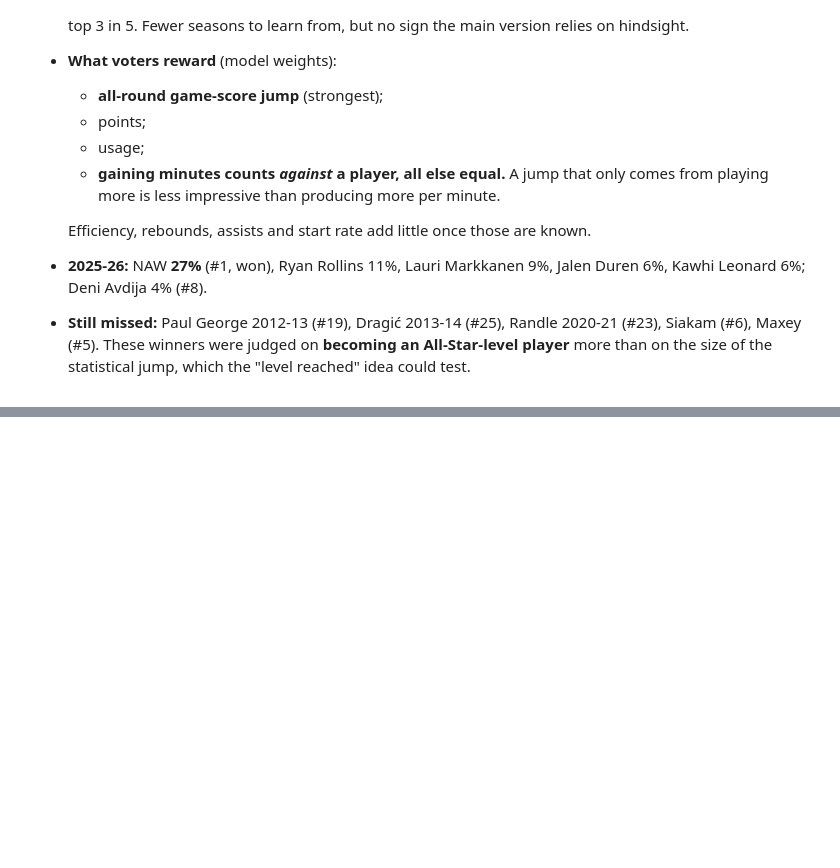
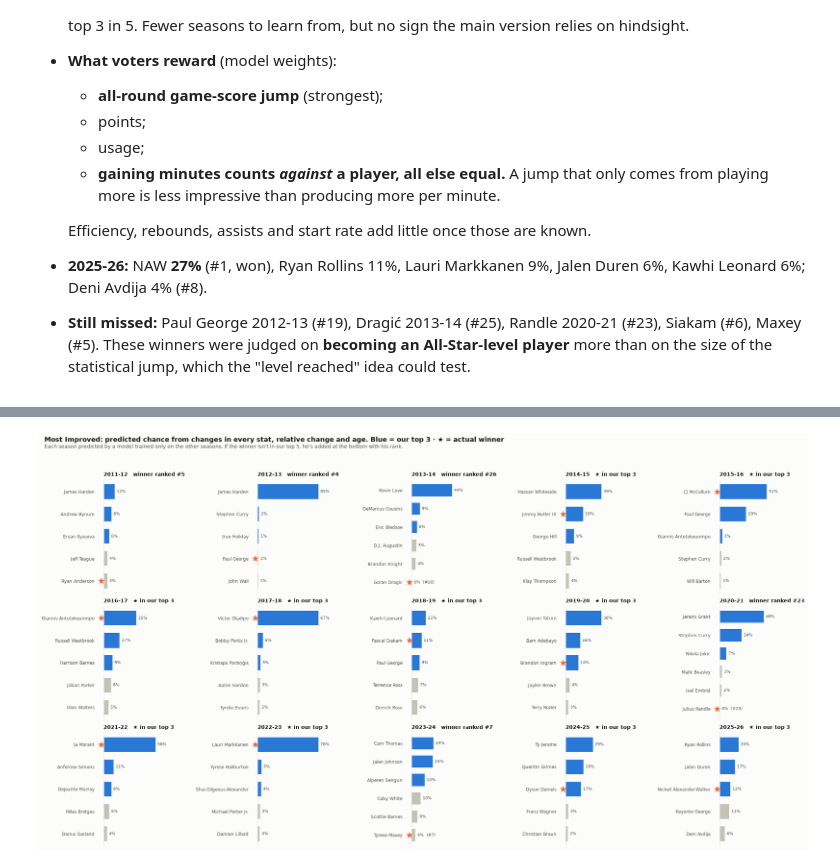
Before and after one commit to dan-j-e/unicorn-hunting, a Jupyter notebook: notebooks/10_mip_leaps.ipynb, the cells around one changed output, grey strips where cells are left out. Saved outputs shown, nothing was run; the diff lists cells and outputs as text; code cells hidden in the pictures; blank space fills up the shorter version.

```diff
--- a/notebooks/10_mip_leaps.ipynb
+++ b/notebooks/10_mip_leaps.ipynb
@@ -425,0 +461,7 @@ P[P["season"] == "2025-26"].nsmallest(8, "rank")[cols].round(3).reset_index(drop
+# %%
+PF = e2.assign(p=probs2["changes + relative + age"])
+probability_bars(PF, "Most Improved: predicted chance from changes in every stat, relative change and age. Blue = our top 3 · ★ = actual winner",
+                 "Each season predicted by a model trained only on the other seasons. If the winner isn't in our top 5, he's added at the bottom with his rank.",
+                 FIG_DIR / "10_mip_probability_bars_final.png");
+# %% [output]
+[figure, added]
```
Also changed, not shown: parts of 11 cells of this notebook, 6 other files.
